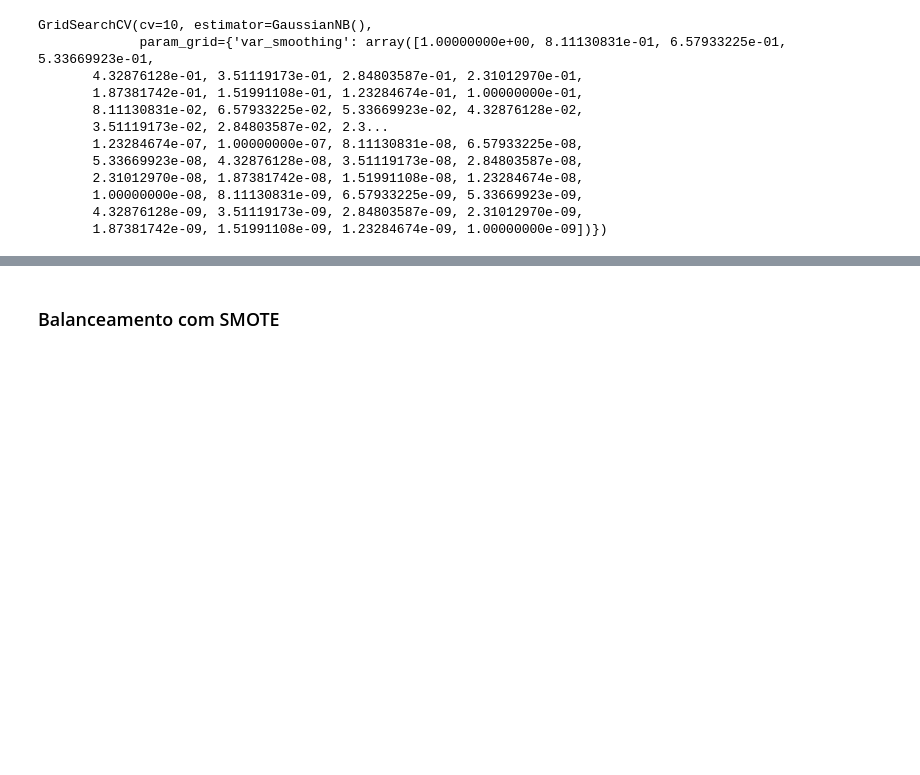
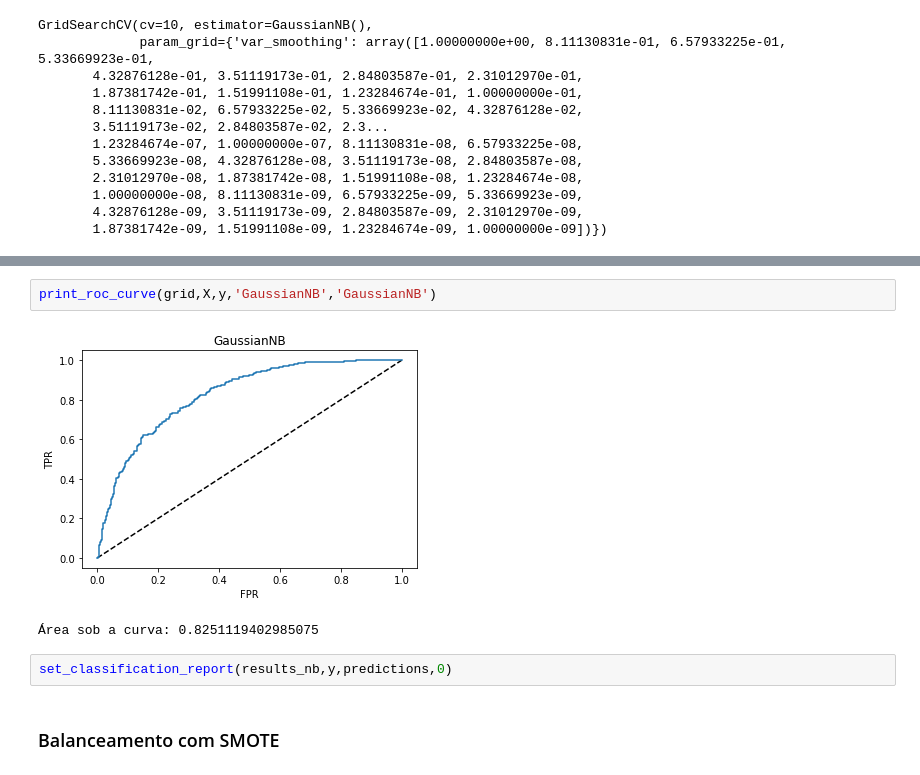
Before and after one commit to Marcellofabrizio/Notebooks, a Jupyter notebook: Pima Indians Diabetes Database/ClassifierComparison.ipynb, the cells around one changed output, grey strips where cells are left out. Drawn from its saved outputs; the diff is of its cells as text; blank space fills up the shorter version.

```diff
--- a/Pima Indians Diabetes Database/ClassifierComparison.ipynb
+++ b/Pima Indians Diabetes Database/ClassifierComparison.ipynb
@@ -666,3 +569,10 @@ print(results_nb)
+# %%
+print_roc_curve(grid,X,y,'GaussianNB','GaussianNB')
+# %% [output]
+[figure, added]
+Área sob a curva: 0.8251119402985075
+# %%
+set_classification_report(results_nb,y,predictions,0)
 # %% [markdown]
 ### Balanceamento com SMOTE
 # %%
```
Also changed, not shown: parts of 59 cells of this notebook.
